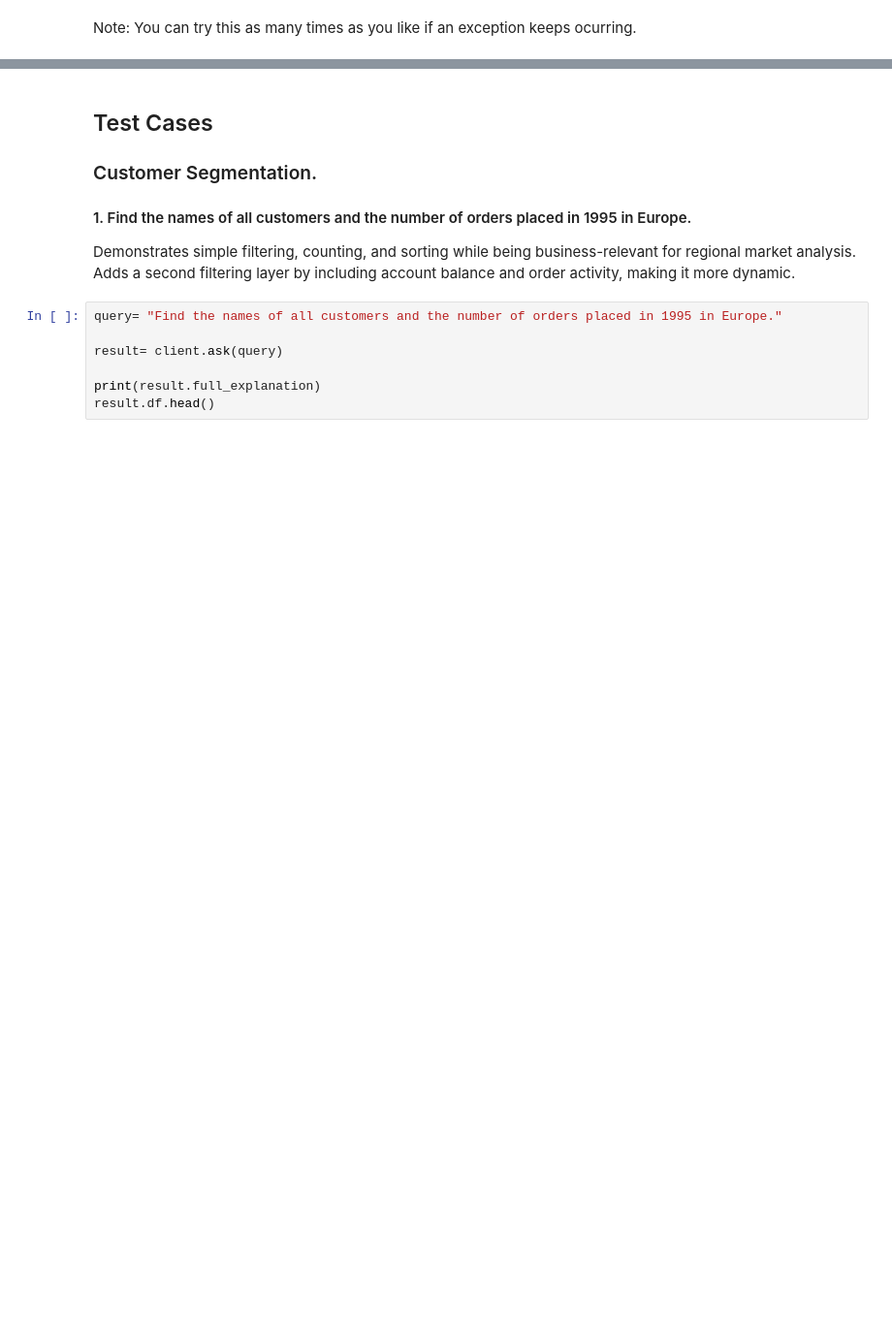
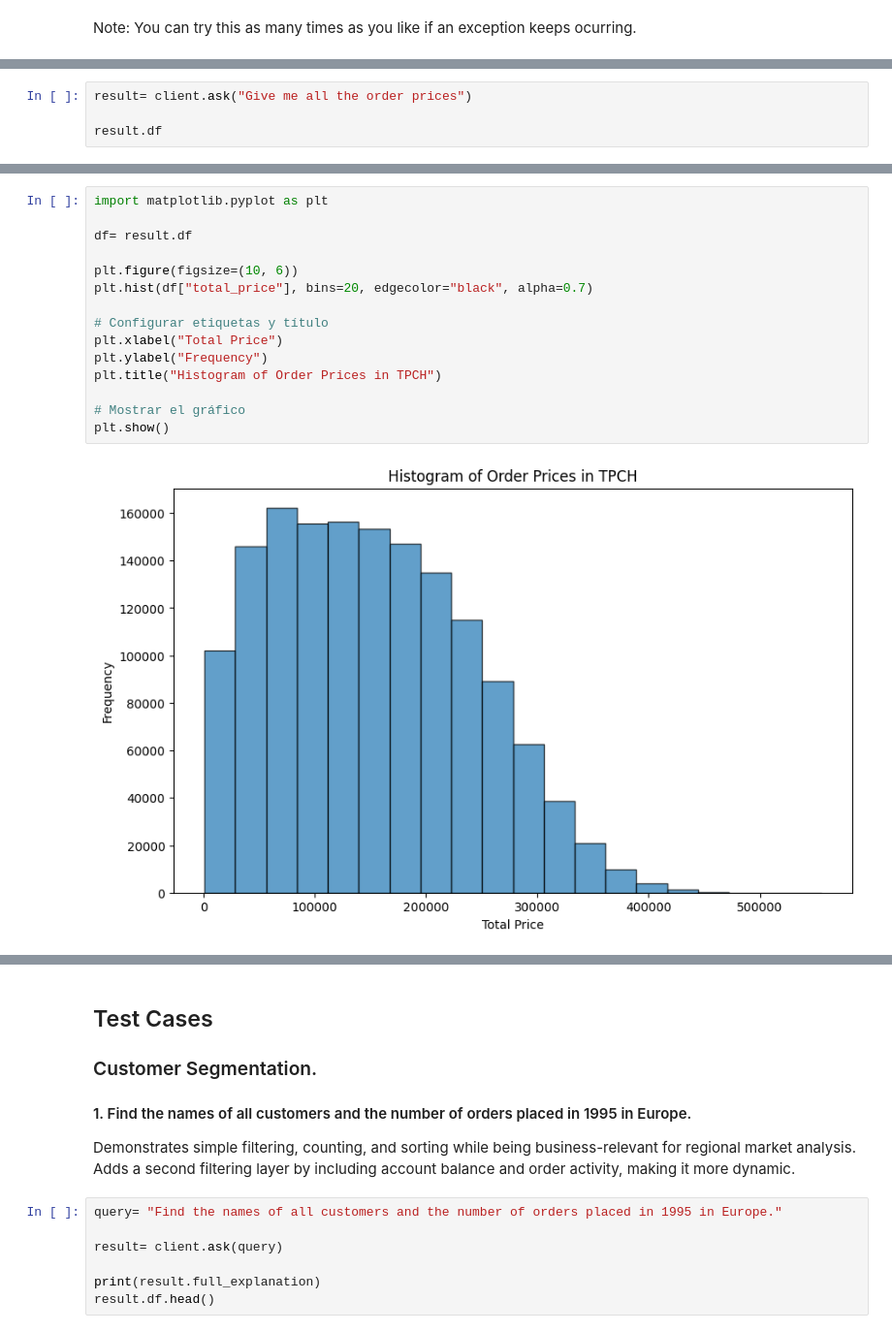
Before and after one commit to bodo-ai/text2pydough, a Jupyter notebook: workbench/AAraya/demo/llm_demo.ipynb, the cells around one changed output, grey strips where cells are left out. Shown at 97% size. Drawn from its saved outputs; the diff is of its cells as text; blank space fills up the shorter version.

```diff
--- a/workbench/AAraya/demo/llm_demo.ipynb
+++ b/workbench/AAraya/demo/llm_demo.ipynb
@@ -237,0 +225,4 @@ Note: You can try this as many times as you like if an exception keeps ocurring.
+# %%
+result= client.ask("Give me all the order prices")
+
+result.df
@@ -237,0 +243,17 @@ Note: You can try this as many times as you like if an exception keeps ocurring.
+# %%
+import matplotlib.pyplot as plt
+
+df= result.df
+
+plt.figure(figsize=(10, 6))
+plt.hist(df["total_price"], bins=20, edgecolor="black", alpha=0.7)
+
+# Configurar etiquetas y título
+plt.xlabel("Total Price")
+plt.ylabel("Frequency")
+plt.title("Histogram of Order Prices in TPCH")
+
+# Mostrar el gráfico
+plt.show()
+# %% [output]
+[figure, added]
```
Also changed, not shown: parts of 40 cells of this notebook, 2 other files.
